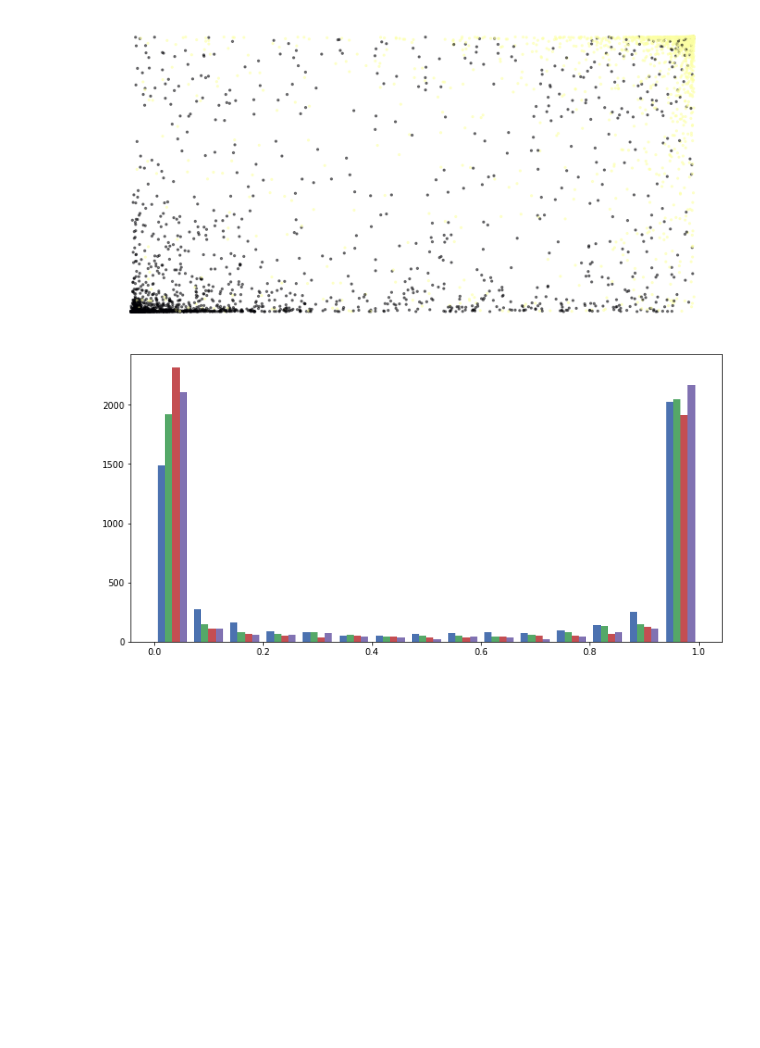
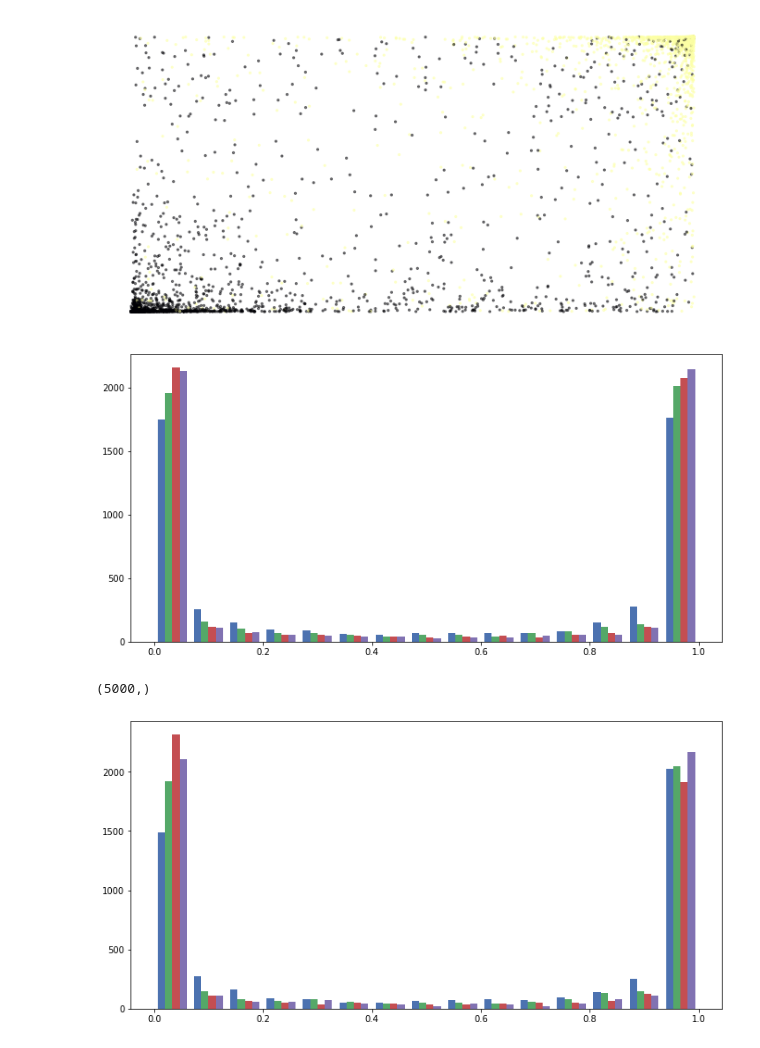
Before and after one commit to usnistgov/STVM_NLP_Research, a Jupyter notebook: combiners/SSNet_predictions_notebook.ipynb, the cells around one changed output. Cells and saved outputs as stored; diff of their text form; code cells hidden in the pictures; blank space fills up the shorter version.

Commit message:
Add histogram of error/loss value distribution

```diff
--- a/combiners/SSNet_predictions_notebook.ipynb
+++ b/combiners/SSNet_predictions_notebook.ipynb
@@ -427,16 +427,19 @@ fig, ax = plt.subplots()
 # ax.set_xscale('log')
 # ax.set_yscale('log')
 
-for f in list('12'):
+for f in list('1234'):
     p.append(read_csv(a=f, b=dataset))
 
 # p.append(read_csv('imdb_train_5k'))
 p.append(imdb_data)
 # p.append(read_csv(a='2', b=dataset))
 
-points = [[float(m[0]) for m in n if '.' in m[0]] for n in p]
+def prep_data(n):
+    return [float(m[0]) for m in n if '.' in m[0]]
+
+points = [prep_data(n) for n in p]
 # ax.scatter(*points)
-ax.scatter(*points[:2], alpha=0.5, s=5, c=points[2], cmap='inferno')
+ax.scatter(*points[:2], alpha=0.5, s=5, c=points[4], cmap='inferno')
 ax.axis('off')
 # %% [output]
 (-0.049706504310999995,
@@ -446,7 +449,22 @@ ax.axis('off')
 <Figure size 864x432 with 0 Axes>
 [figure]
 # %%
-read_csv
+target = [0, 1, 2, 3]
+A = 1 / len(target)
+# losses = np.abs(np.array(points[1]) - np.array(points[2]))
+losses = []
+for t in target:
+    ys = np.array(prep_data(imdb_data))
+    ys = np.random.randint(0, 2, ys.shape)
+    loss = np.abs(np.array(prep_data(p[t])) - np.array(ys))
+    losses.append(loss)
+x = plt.hist(losses, bins=15, alpha=1)
+# %% [output]
+[figure, added]
+# %%
+np.array(prep_data(p[0])).shape
+# %% [output]
+(5000,)
 # %%
 target = [0, 1, 2, 3]
 A = 1 / len(target)
```
